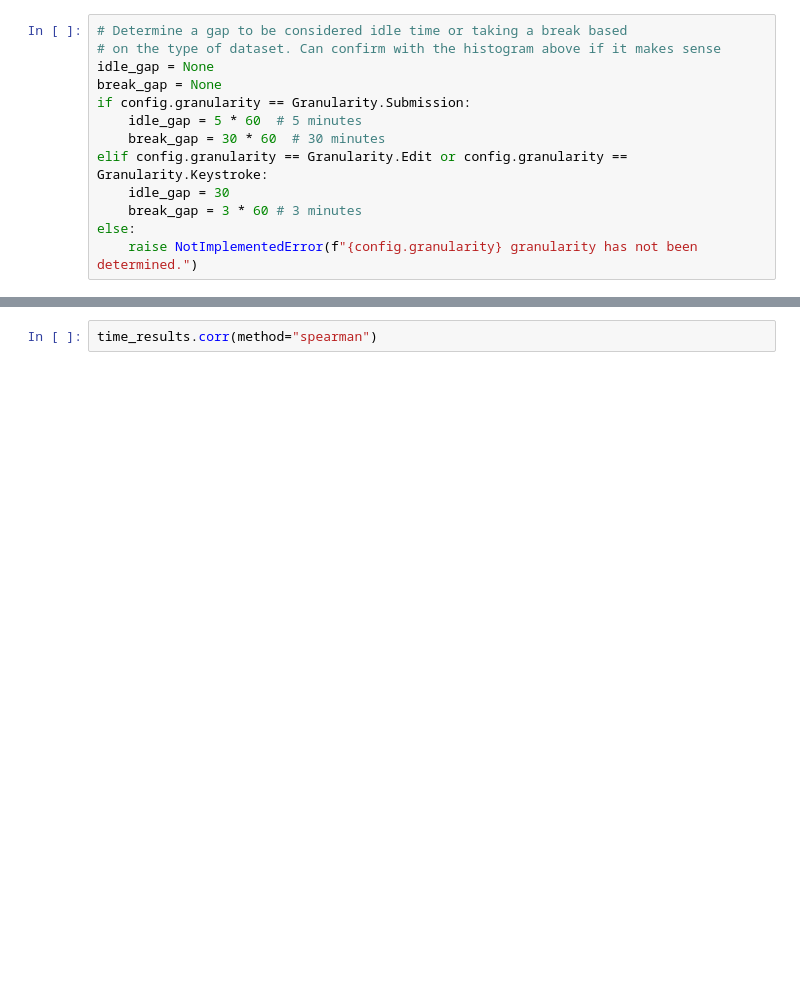
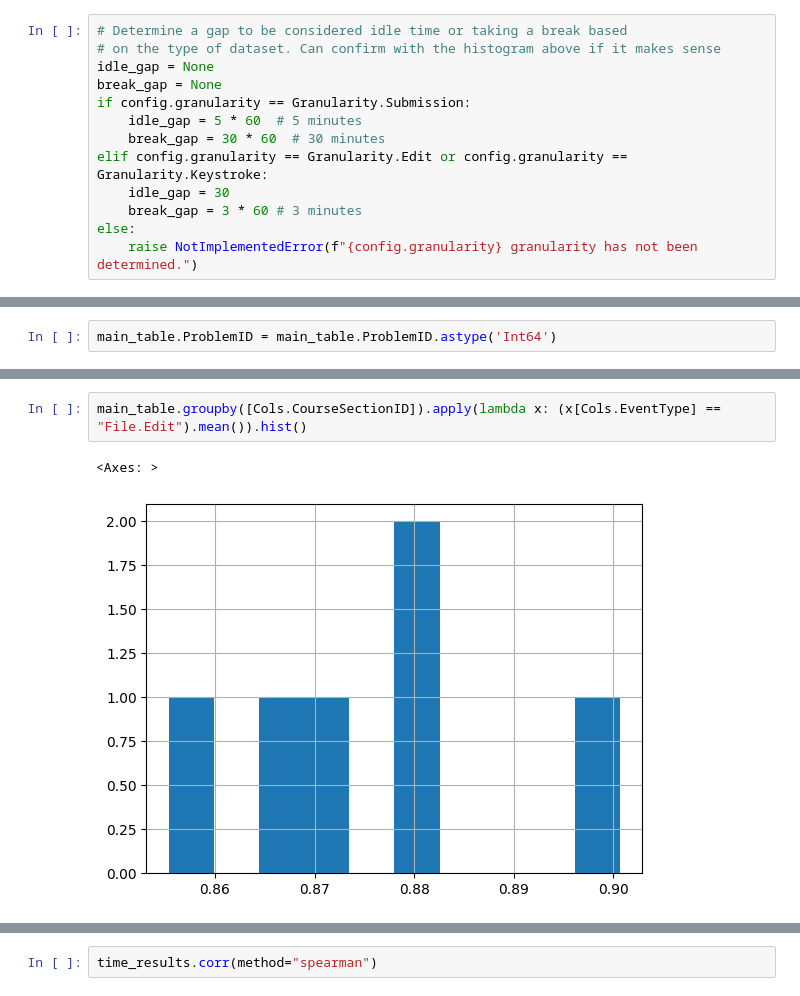
Before and after one commit to CSSPLICE/ProgSnapToolkit, a Jupyter notebook: src/progsnap2/examples/extract_features.ipynb, the cells around one changed output, grey strips where cells are left out. Cells and saved outputs as stored; diff of their text form; blank space fills up the shorter version.

```diff
--- a/src/progsnap2/examples/extract_features.ipynb
+++ b/src/progsnap2/examples/extract_features.ipynb
@@ -198,0 +217,2 @@ time_results.describe()
+# %%
+main_table.ProblemID = main_table.ProblemID.astype('Int64')
@@ -198,0 +227,5 @@ time_results.describe()
+# %%
+main_table.groupby([Cols.CourseSectionID]).apply(lambda x: (x[Cols.EventType] == "File.Edit").mean()).hist()
+# %% [output]
+<Axes: >
+[figure, added]
```
Also changed, not shown: parts of 16 cells of this notebook.
